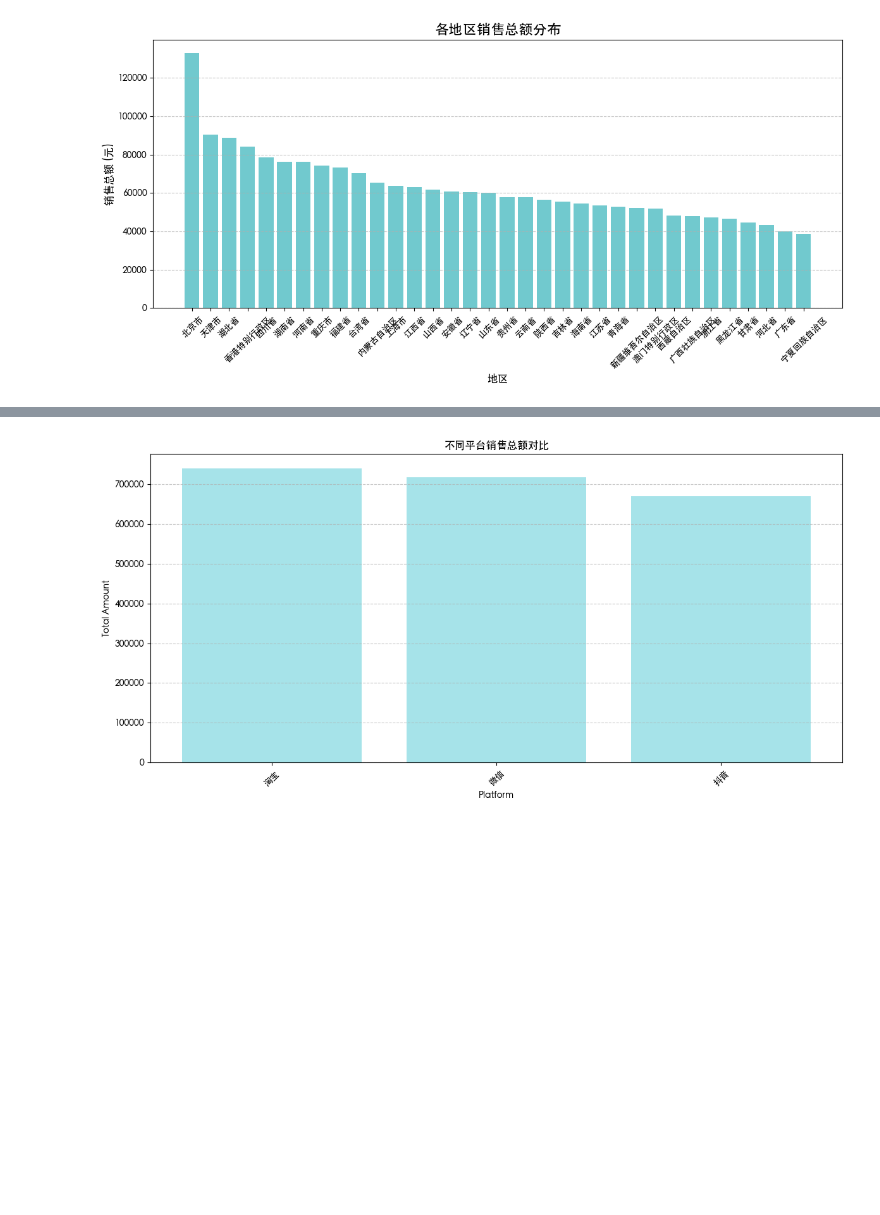
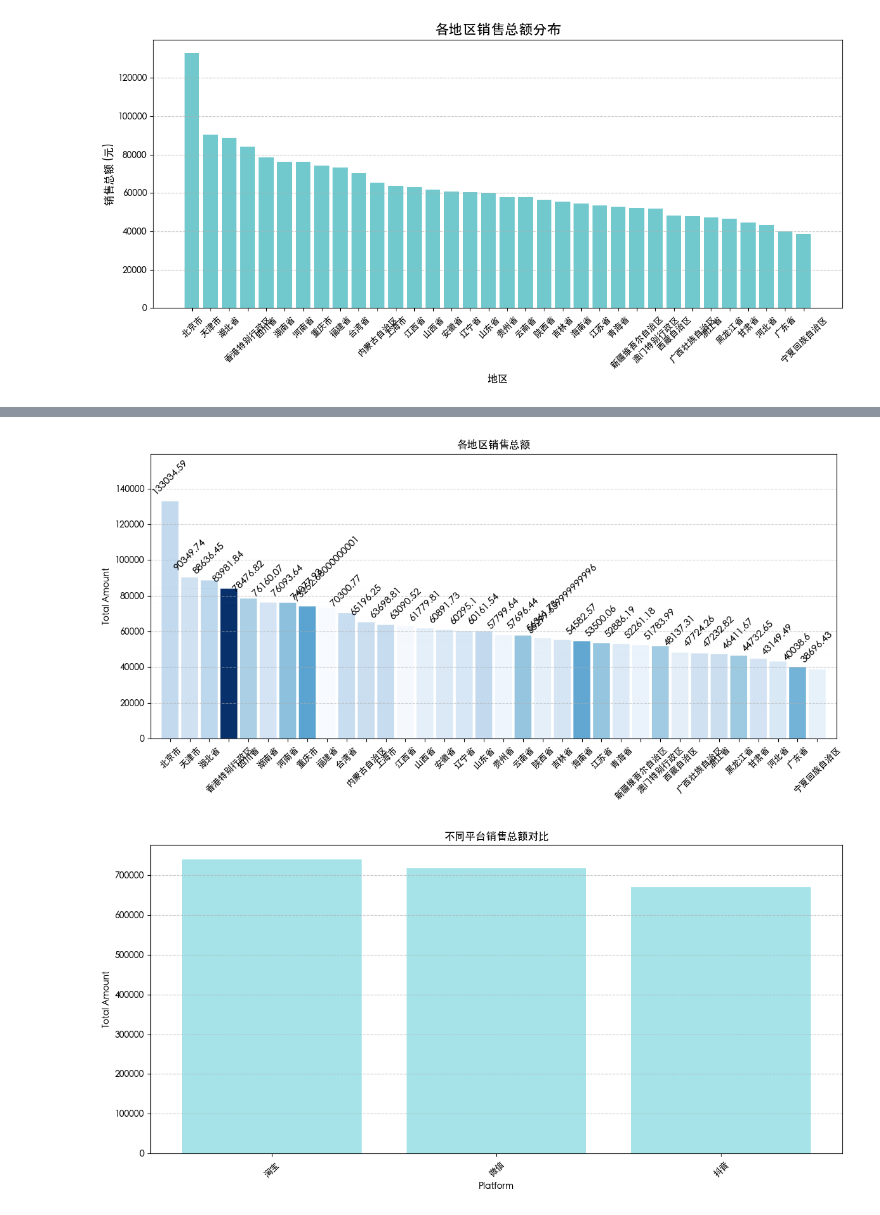
Before and after one commit to super-213/business_data_analysis, a Jupyter notebook: EDA/EDA.ipynb, the cells around one changed output, grey strips where cells are left out. Saved outputs shown, nothing was run; the diff lists cells and outputs as text; code cells hidden in the pictures; blank space fills up the shorter version.

```diff
--- a/EDA/EDA.ipynb
+++ b/EDA/EDA.ipynb
@@ -46,3 +99,58 @@ plt.show()
+# %%
+import matplotlib.pyplot as plt
+import numpy as np
+from matplotlib.patches import FancyBboxPatch
+import pandas as pd
+
+region_sales = merged.groupby("region")["total_amount"].sum().reset_index()
+region_sales = region_sales.sort_values(by="total_amount", ascending=False)
+
+regions = region_sales["region"].tolist()
+values = region_sales["total_amount"].tolist()
+
+fig, ax = plt.subplots(figsize=(12, 6))
+
+norm = (region_sales["total_amount"] - region_sales["total_amount"].min()) / \
+       (region_sales["total_amount"].max() - region_sales["total_amount"].min() + 1e-8)
+
+for i, v in enumerate(values):
+    x = i - 0.4
+
+    bar = FancyBboxPatch(
+        (x, 0),
+        0.8,
+        v,
+        boxstyle="round,pad=0.03,rounding_size=15",
+        linewidth=0,
+        facecolor=plt.cm.Blues(norm[i])
+    )
+    ax.add_patch(bar)
+
+    # 数值标签
+    ax.text(
+        i, v + max(values) * 0.02,
+        f"{v}",
+        ha="center",
+        va="bottom",
+        fontsize=11,
+        rotation=45
+    )
+
+ax.set_xlim(-1, len(regions))
+ax.set_ylim(0, max(values) * 1.20)
+
+ax.set_xticks(np.arange(len(regions)))
+ax.set_xticklabels(regions, rotation=45)
+
+ax.set_ylabel("Total Amount")
+ax.set_title("各地区销售总额")
+
+ax.grid(axis="y", linestyle="--", alpha=0.6)
+
+plt.tight_layout()
+plt.show()
+# %% [output]
+[figure, added]
 # %%
 # 计算不同平台的销售总额
 platform_sales = merged.groupby("platform")["total_amount"].sum().reset_index()
```
Also changed, not shown: parts of 15 cells of this notebook, 1 other file.
